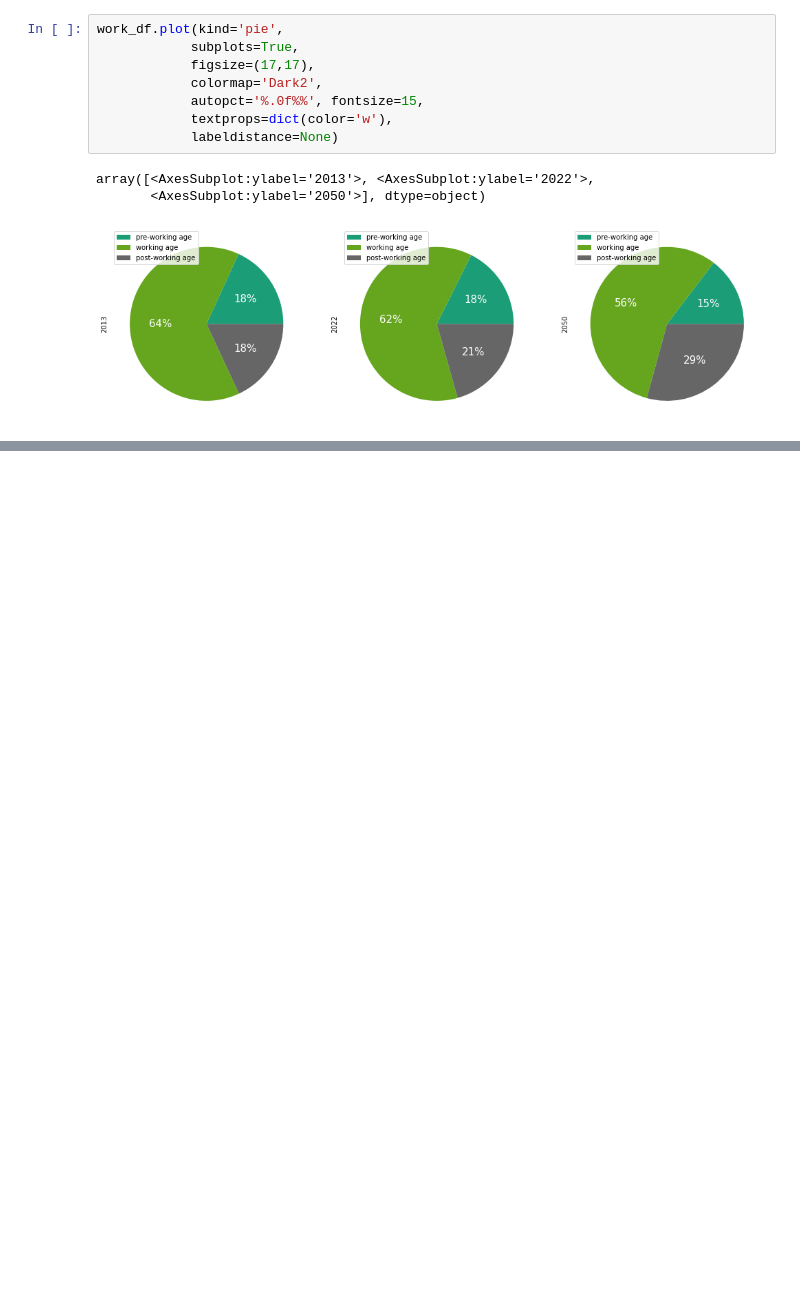
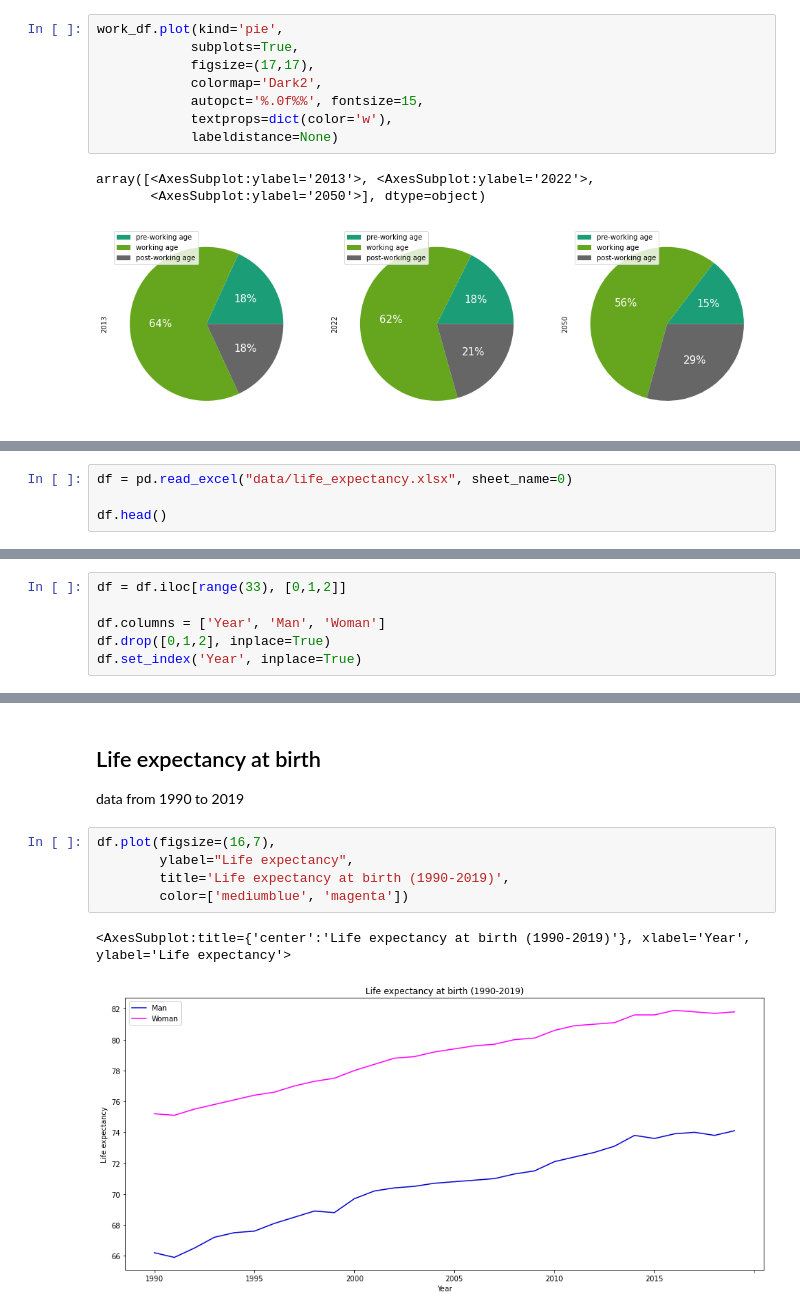
Before and after one commit to adrolc/data-analysis, a Jupyter notebook: demographics_of_poland/demographics_of_poland.ipynb, the cells around one changed output, grey strips where cells are left out. Drawn from its saved outputs; the diff is of its cells as text; blank space fills up the shorter version.

Commit message:
Added life expectancy section
Added life expectancy section to demographics of Poland

```diff
--- a/demographics_of_poland/demographics_of_poland.ipynb
+++ b/demographics_of_poland/demographics_of_poland.ipynb
@@ -422,0 +427,4 @@ array([<AxesSubplot:ylabel='2013'>, <AxesSubplot:ylabel='2022'>,
+# %%
+df = pd.read_excel("data/life_expectancy.xlsx", sheet_name=0)
+
+df.head()
@@ -422,0 +440,6 @@ array([<AxesSubplot:ylabel='2013'>, <AxesSubplot:ylabel='2022'>,
+# %%
+df = df.iloc[range(33), [0,1,2]]
+
+df.columns = ['Year', 'Man', 'Woman']
+df.drop([0,1,2], inplace=True)
+df.set_index('Year', inplace=True)
@@ -422,0 +467,12 @@ array([<AxesSubplot:ylabel='2013'>, <AxesSubplot:ylabel='2022'>,
+# %% [markdown]
+## Life expectancy at birth
+
+data from 1990 to 2019
+# %%
+df.plot(figsize=(16,7),
+        ylabel="Life expectancy",
+        title='Life expectancy at birth (1990-2019)',
+        color=['mediumblue', 'magenta'])
+# %% [output]
+<AxesSubplot:title={'center':'Life expectancy at birth (1990-2019)'}, xlabel='Year', ylabel='Life expectancy'>
+[figure, added]
```
Also changed, not shown: parts of 5 cells of this notebook, 1 other file.
